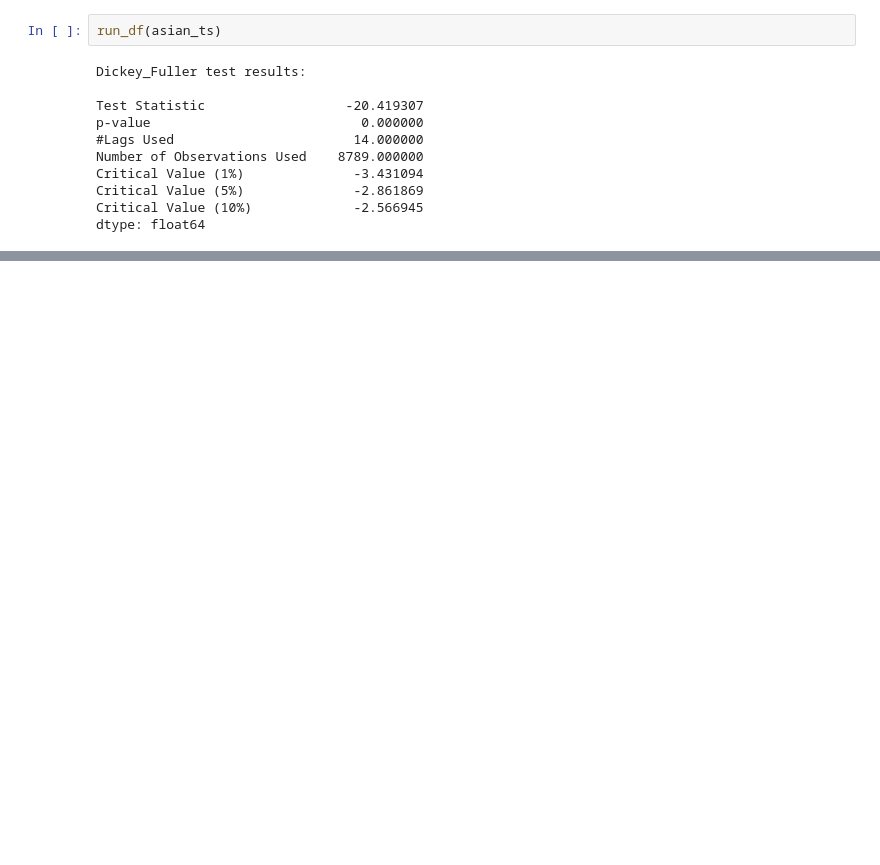
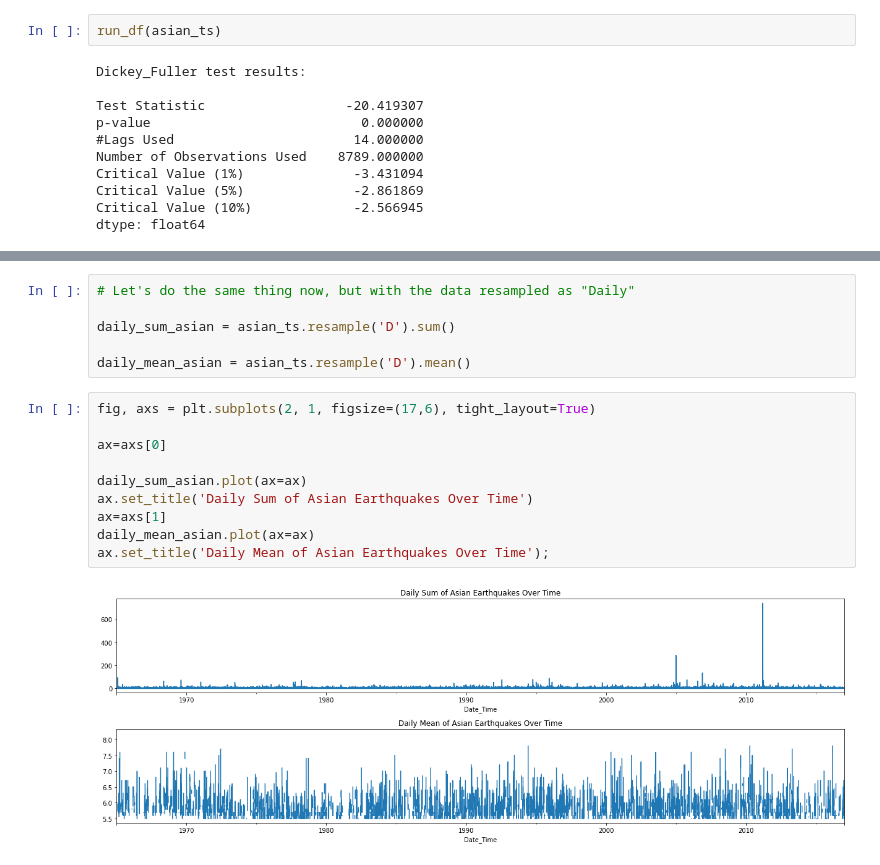
Before and after one commit to theobigdog/On-Shaky-Ground---Earthquakes-in-Asia, a Jupyter notebook: Flatiron Capstone - Earthquake Prediction.ipynb, the cells around one changed output, grey strips where cells are left out. Drawn from its saved outputs; the diff is of its cells as text; blank space fills up the shorter version.

```diff
--- a/Flatiron Capstone - Earthquake Prediction.ipynb
+++ b/Flatiron Capstone - Earthquake Prediction.ipynb
@@ -834,0 +878,18 @@ dtype: float64
+# %%
+# Let's do the same thing now, but with the data resampled as "Daily"
+
+daily_sum_asian = asian_ts.resample('D').sum()
+
+daily_mean_asian = asian_ts.resample('D').mean()
+# %%
+fig, axs = plt.subplots(2, 1, figsize=(17,6), tight_layout=True)
+
+ax=axs[0]
+
+daily_sum_asian.plot(ax=ax)
+ax.set_title('Daily Sum of Asian Earthquakes Over Time')
+ax=axs[1]
+daily_mean_asian.plot(ax=ax)
+ax.set_title('Daily Mean of Asian Earthquakes Over Time');
+# %% [output]
+[figure, added]
```
Also changed, not shown: parts of 44 cells of this notebook.
